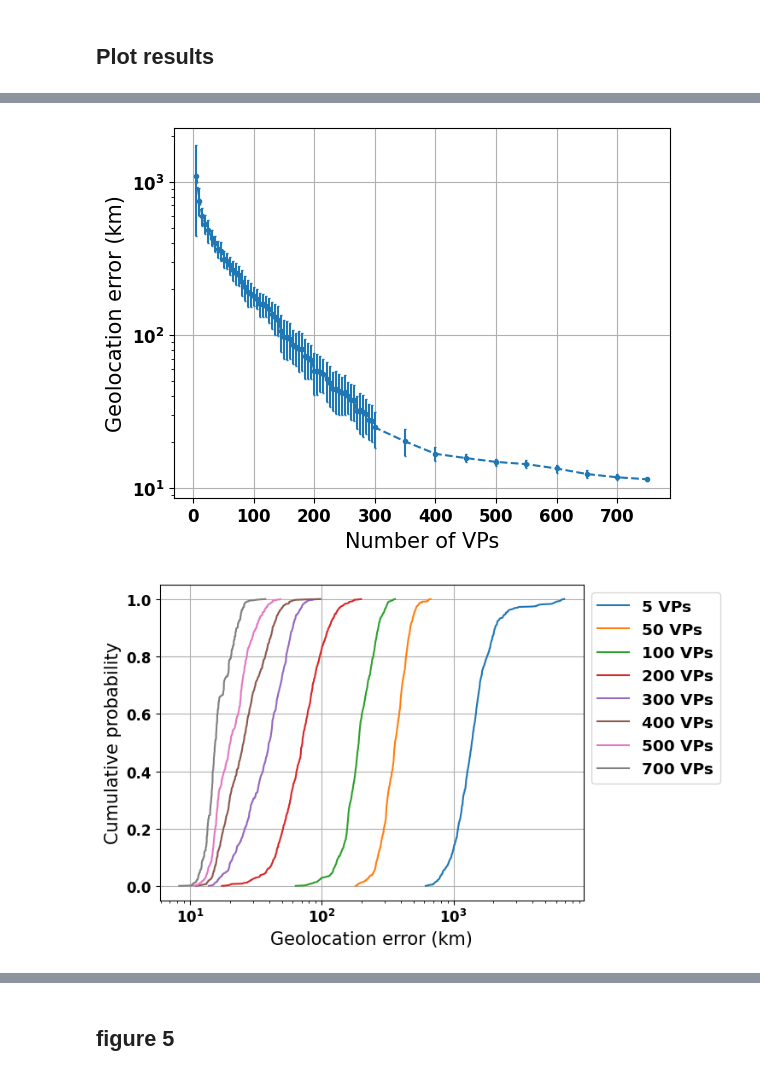
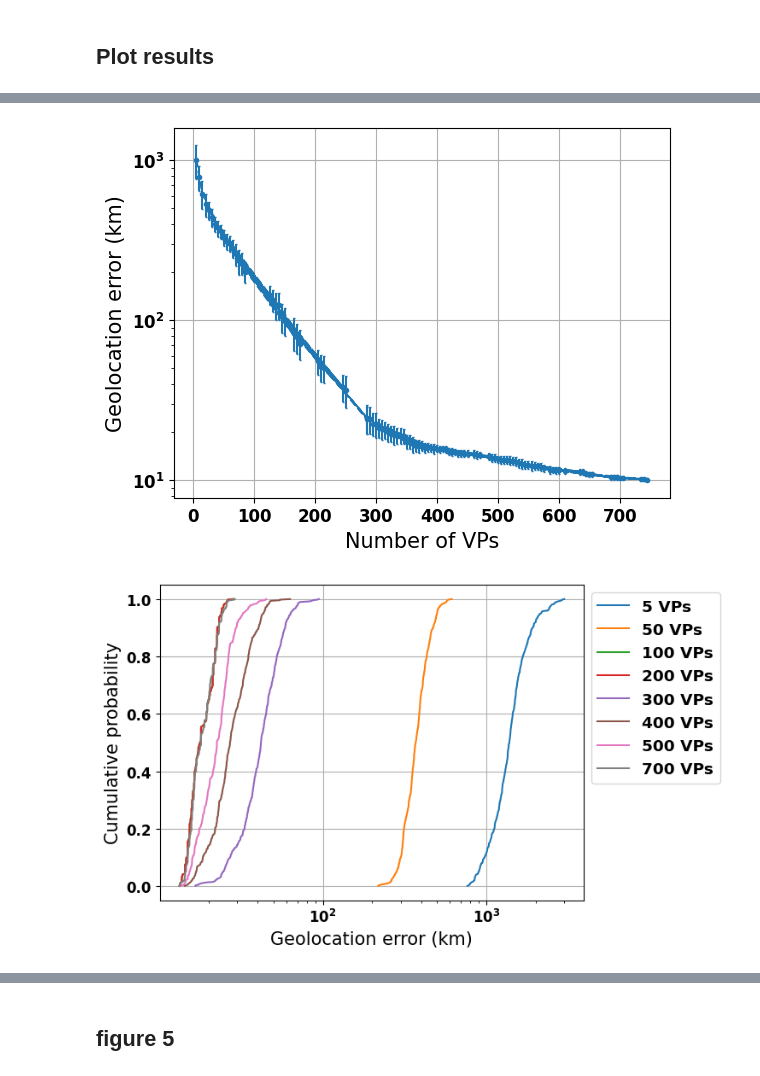
Before and after one commit to dioptra-io/geoloc-imc-2023, a Jupyter notebook: notebooks/anchor_target_anchor_vp_analysis.ipynb, the cells around one changed output, grey strips where cells are left out. Saved outputs shown, nothing was run; the diff lists cells and outputs as text; code cells hidden in the pictures.

Commit message:
updated figures

```diff
--- a/notebooks/anchor_target_anchor_vp_analysis.ipynb
+++ b/notebooks/anchor_target_anchor_vp_analysis.ipynb
@@ -357,8 +357,11 @@ def ecdf(data, array: bool=True):
     else:
         return x, y
 # %%
-result_path = DATA_PATH / "anchor_target_anchor_vp_result_file.pickle"
+result_path = DATA_PATH / "anchor_target_anchor_vp_data.pickle"
 
 with open(result_path, "rb") as f:
     figure_results = pickle.load(f)
+# %%
+for result in figure_results:
+    print(result['subset_size'])
 # %%
@@ -412,21 +413,19 @@ plt.show()
 # %%
-nb_samples = len(figure_results["shortest_ping"]) + 1
-step = 5
-
-x2 = np.array([vp_set_size for vp_set_size in figure_results["cbg"]])
-y2 = np.array(
+x = np.array([result['subset_size'] for result in figure_results])
+y = np.array(
     [
-        figure_results["shortest_ping"][vp_set_size]["median_error"]
-        for vp_set_size in figure_results["shortest_ping"]
+        result["shortest_ping"]["median_error"]
+        for result in figure_results
     ]
 )
-e2 = np.array(
+e = np.array(
     [
-        figure_results["shortest_ping"][vp_set_size]["deviation"]
-        for vp_set_size in figure_results["shortest_ping"]
+        result["shortest_ping"]["deviation"]
+        for result in figure_results
     ]
 )
-plt.errorbar(x2, y2, e2, marker=".", capsize=1, linestyle="--")
+
+plt.errorbar(x, y, e, marker=".", capsize=1, linestyle="--")
 plt.xlabel("Number of VPs", fontsize=15)
 plt.ylabel("Geolocation error (km)", fontsize=15)
 plt.yscale("log")
@@ -440,32 +439,39 @@ plt.savefig(
 )
 plt.show()
 # %% [output]
-[figure, old version]
+[figure, new version]
 # %%
 fig, ax = plt.subplots()
 
 for vp_set_size in [5,50, 100, 200, 300, 400, 500, 700]:
     subset_results = []
-    vp_subset_results = figure_results["cbg"][vp_set_size]["data"]
+
+    index = None
+    for index, results in enumerate(figure_results):
+        if results['subset_size'] == vp_set_size:
+            break
+
+    vp_subset_results = figure_results[index]["cbg"]["data"]
+
     for i in range(0, len(vp_subset_results), NB_TRIAL):
         subset_results.append(np.median(vp_subset_results[i : i + NB_TRIAL]))
 
     x, y = ecdf(subset_results)
     ax.plot(x, y, label=f"{vp_set_size} VPs")
 
 legend = ax.legend(loc="upper left", bbox_to_anchor=(1, 1), fontsize = "small")
 legend.get_frame()
 
 plt.xlabel("Geolocation error (km)", fontsize=15)
 plt.ylabel("Cumulative probability", fontsize=15)
 plt.tick_params(labelsize=12)
 plt.xscale("log")
 plt.grid()
 plt.savefig(FIGURE_PATH / "cbg/figure_3_b_anchor_target_anchor_vp_cbg.png", bbox_inches='tight')
 plt.savefig(FIGURE_PATH / "cbg/figure_3_b_anchor_target_anchor_vp_cbg.pdf", bbox_inches='tight')
 plt.show()
 # %% [output]
-[figure, old version]
+[figure, new version]
 # %%
 import seaborn as sns
 
```
Also changed, not shown: parts of 3 cells of this notebook, 20 other files.
